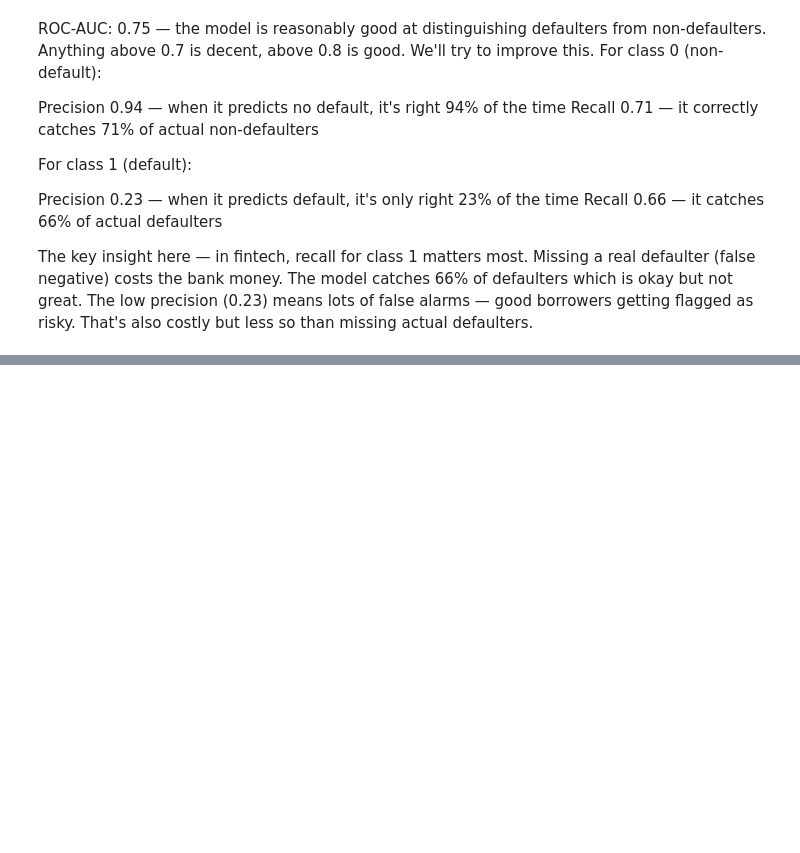
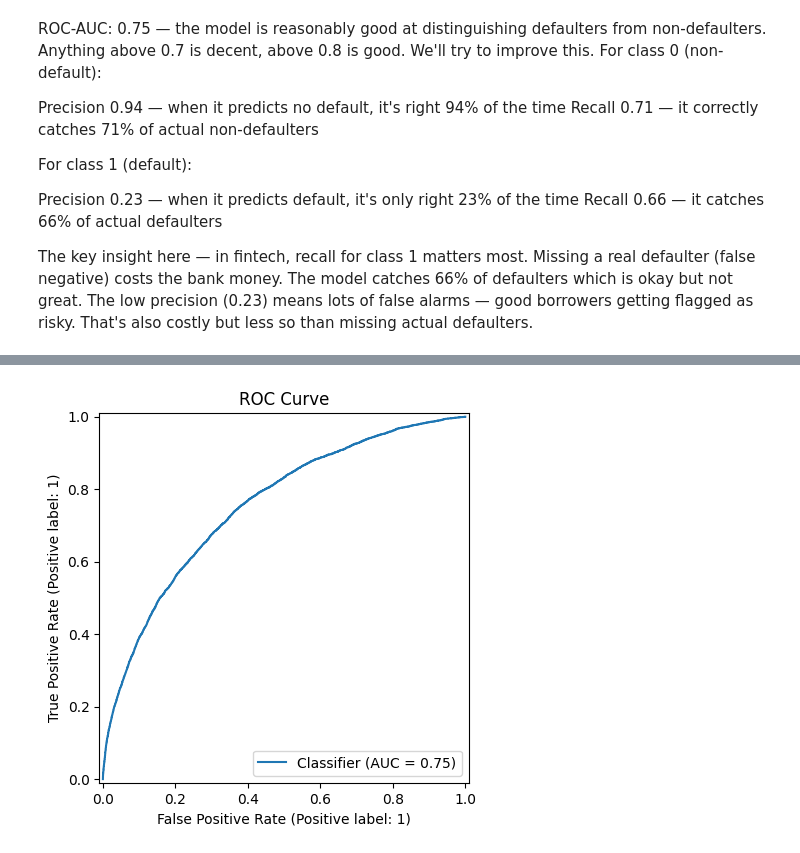
Before and after one commit to iyeetcats/loan-default-prediction, a Jupyter notebook: notebooks/03_modeling.ipynb, the cells around one changed output, grey strips where cells are left out. Cells and saved outputs as stored; diff of their text form; code cells hidden in the pictures; blank space fills up the shorter version.

```diff
--- a/notebooks/03_modeling.ipynb
+++ b/notebooks/03_modeling.ipynb
@@ -83,0 +106,9 @@ The low precision (0.23) means lots of false alarms — good borrowers getting f
+# %%
+from sklearn.metrics import RocCurveDisplay, ConfusionMatrixDisplay
+
+#roc curve
+RocCurveDisplay.from_predictions(y_test, y_pred_prob)
+plt.title('ROC Curve')
+plt.show()
+# %% [output]
+[figure, added]
```
Also changed, not shown: parts of 7 cells of this notebook.
